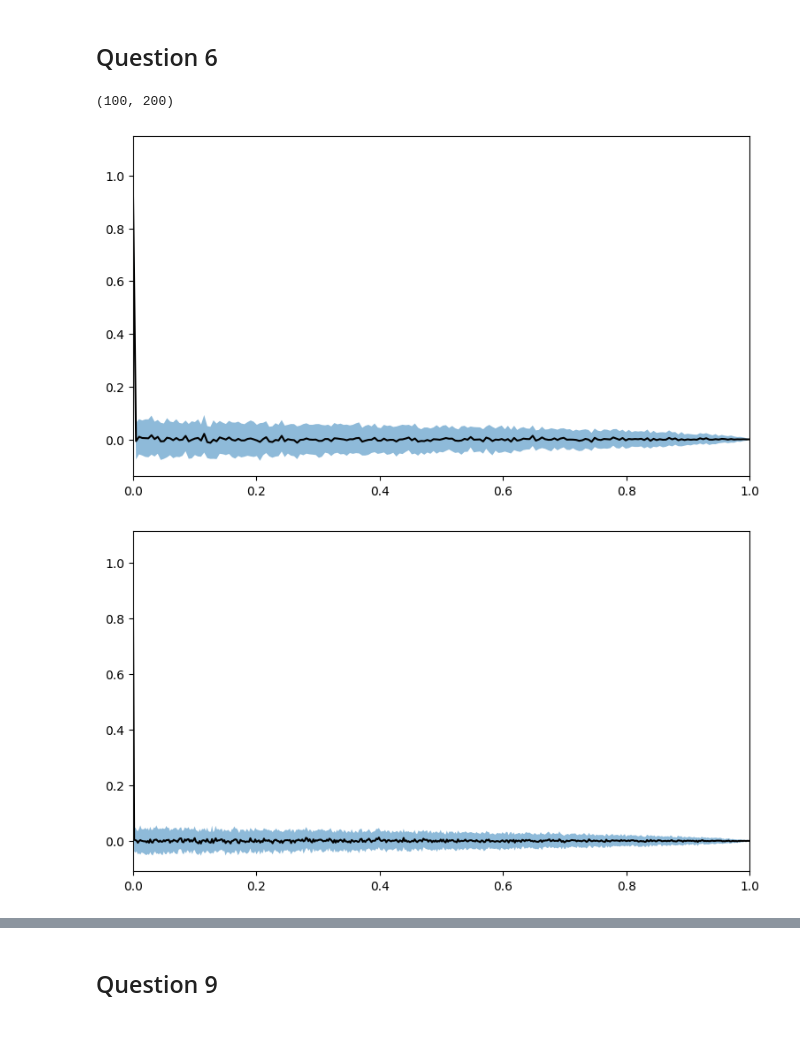
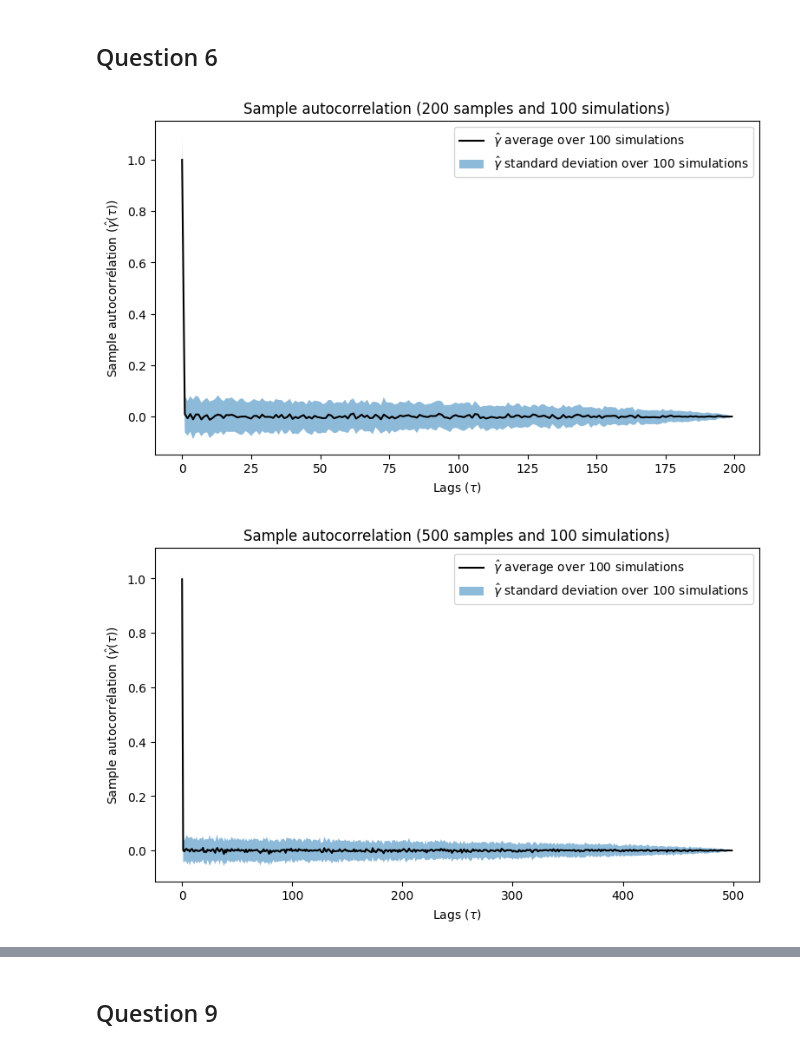
Before and after one commit to NailKhelifa/MVA_Times_Series_ML_Homeworks, a Jupyter notebook: Assignment 1/Assignment 1 - ML for TS (MVA).ipynb, the cells around one changed output, grey strips where cells are left out. Drawn from its saved outputs; the diff is of its cells as text; code cells hidden in the pictures.

```diff
--- a/Assignment 1/Assignment 1 - ML for TS (MVA).ipynb
+++ b/Assignment 1/Assignment 1 - ML for TS (MVA).ipynb
@@ -24,8 +24,3 @@ def fig_ax(figsize=(15, 5)):
 # Spectral feature
 # %% [markdown]
 ## Question 6
-# %%
-X = np.random.randn(100, 200)
-X.shape
-# %% [output]
-(100, 200)
@@ -32,49 +61,28 @@ X.shape
 # %%
-def white_gaussian_noise(N_trials, N_samples):
-    return np.random.randn(N_trials, N_samples)
-
-def sample_autocorr_arr(wg_noise_arr):
-    # on récupère la longueur du vecteur de bruit (X_0, ..., X_{N-1})
-    N = len(wg_noise_arr)
-
-    # on instancie un vecteur vide dans lequel on va stocker gamma(tau)
-    # tau = 0, ..., N-1
-    autocorr_arr = np.zeros(N)
-
-    # on remplit ce vecteur
-    for tau in range(N):
-        autocorr_arr[tau] = (1/N)*np.sum(wg_noise_arr[n]*wg_noise_arr[n+tau] for n in range(N-tau-1))
-
-    # on renvoie ce vecteur
-    return autocorr_arr
-
-def sample_autocorr_matrix(wg_noise_mat):
-    """
-    L'idée est que l'on veut une matrice (N_trials, N_samples) donc on va concaténer
-    100 vecteurs générés par la routine 'sample_autocorr_arr'.
-
-    wg_noise_mat : np.array renvoyé par 'white_gaussian_noise' de taille (N_trials, N_samples)
-    """
-    N_trials, N_samples = wg_noise_mat.shape
-    # on instancie une matrice vide dans lequel on va stocker les vecteurs d'autocorrélation
-    # pour chacune des 'N_trials' simulations
-    autocorr_mat = np.zeros((N_trials, N_samples))
-    for k in range(N_trials):
-        autocorr_mat[k] = sample_autocorr_arr(wg_noise_mat[k])
-
-    return autocorr_mat
-
-
+#  freqs = np.linspace(0, 0.5, N_samples) # since f_s = 1 Hz
 
 for N_samples in [200, 500, 1000]:
     wg_noise_matrix = white_gaussian_noise(100, N_samples)
     autocorr_mat = sample_autocorr_matrix(wg_noise_matrix)
-    freqs = np.linspace(0, 0.5, N_samples) # since f_s = 1 Hz
-    fig, ax = fig_ax(figsize=(9, 5))
+    y = np.arange(N_samples)
+
+    fig, ax = plt.subplots(figsize=(9, 5))
+
     avg = autocorr_mat.mean(axis=0)
     std = autocorr_mat.std(axis=0)
-    ax.plot(freqs, avg, 'k-')
-    ax.fill_between(freqs, avg-std, avg+std, alpha=0.5)
+
+    ax.plot(y, avg, 'k-', label=r'$\hat{\gamma}$ average over 100 simulations')
+    ax.fill_between(y, avg - std, avg + std, alpha=0.5, label=r'$\hat{\gamma}$ standard deviation over 100 simulations')
+
+    # Ajouter un titre
+    ax.set_title(f'Sample autocorrelation ({N_samples} samples and {100} simulations)')
+
+    # Ajouter des légendes
+    ax.legend()
+
+    # Titres des axes
+    ax.set_xlabel(r'Lags ($\tau$)')
+    ax.set_ylabel(r'Sample autocorrélation ($\hat{\gamma}(\tau)$)')
 # %% [output]
-[figure, old version]
+[figure, new version]
-[figure, old version]
+[figure, new version]
```
Also changed, not shown: parts of 3 cells of this notebook.
